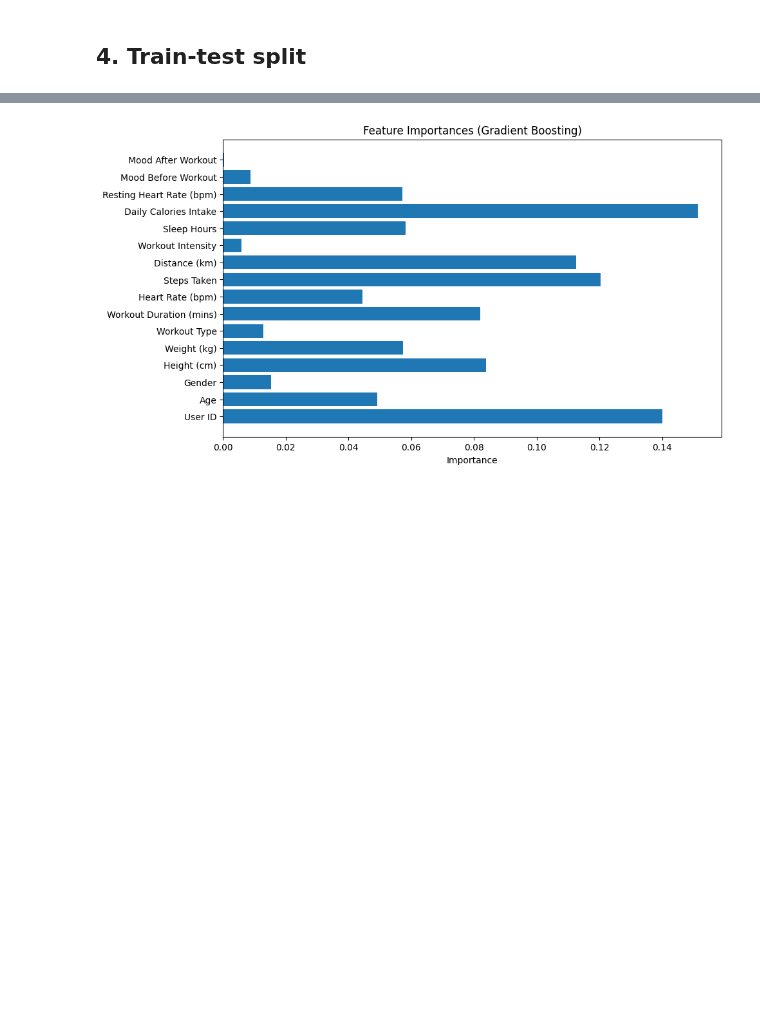
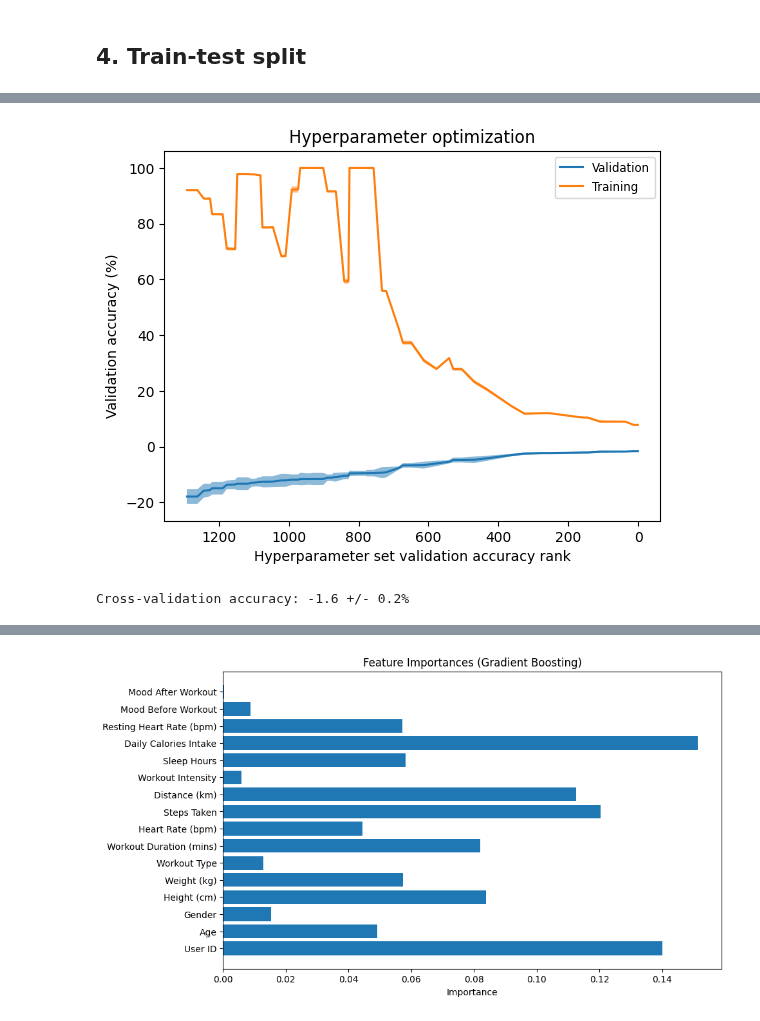
Before and after one commit to 4GeeksAcademy/gperdrizet_fitness_final_project, a Jupyter notebook: src/02_copy_clements2.ipynb, the cells around one changed output, grey strips where cells are left out. Cells and saved outputs as stored; diff of their text form; code cells hidden in the pictures; blank space fills up the shorter version.

```diff
--- a/src/02_copy_clements2.ipynb
+++ b/src/02_copy_clements2.ipynb
@@ -191,0 +154,11 @@ Best parameters found:  {'subsample': 0.8, 'n_estimators': 100, 'min_samples_spl
+# %%
+from sklearn.ensemble import GradientBoostingRegressor
+from sklearn.metrics import r2_score
+
+model = GradientBoostingRegressor(random_state=42)
+model.fit(X_train, y_train)
+
+y_pred = model.predict(X_train)
+r2 = r2_score(y_train, y_pred)
+
+print(f'R² of gradient boosting model: {r2:.4f}')
@@ -191,0 +181,31 @@ Best parameters found:  {'subsample': 0.8, 'n_estimators': 100, 'min_samples_spl
+# %%
+hyperparameters={
+    'n_estimators':[200, 300],
+    'criterion':['friedman_mse', 'squared_error'],
+    'max_depth':[4,8,16],
+    'min_samples_split':[2,4,8],
+    'min_samples_leaf':[2,4],
+    'min_weight_fraction_leaf':[0.001,0.01,0.1],
+    'max_features':[0.25,0.5],
+    'min_impurity_decrease':[0.001],
+    'ccp_alpha':[0.0,0.001,0.01],
+}
+
+search=GridSearchCV(
+    model,
+    hyperparameters,
+    return_train_score=True,
+    cv=3,
+    n_jobs=-1
+)
+
+search_results=search.fit(X_train, y_train)
+model=search_results.best_estimator_
+hyperparameters=search_results.best_params_
+
+print('Best hyperparameters:\n')
+
+for key, value in search_results.best_params_.items():
+    print(f' {key}: {value}')
+
+print()
@@ -191,0 +226,18 @@ Best parameters found:  {'subsample': 0.8, 'n_estimators': 100, 'min_samples_spl
+# %%
+funcs.plot_cross_validation(search_results)
+# %% [output]
+[figure, added]
+# %%
+scores=cross_val_score(
+    model,
+    X_train,
+    y_train,
+    n_jobs=-1
+)
+
+cross_val_scores['Model'].extend(['Optimized']*len(scores))
+cross_val_scores['Score'].extend(scores)
+
+print(f'Cross-validation accuracy: {np.mean(scores)*100:.1f} +/- {np.std(scores)*100:.1f}%')
+# %% [output]
+Cross-validation accuracy: -1.6 +/- 0.2%
```
Also changed, not shown: parts of 14 cells of this notebook.
